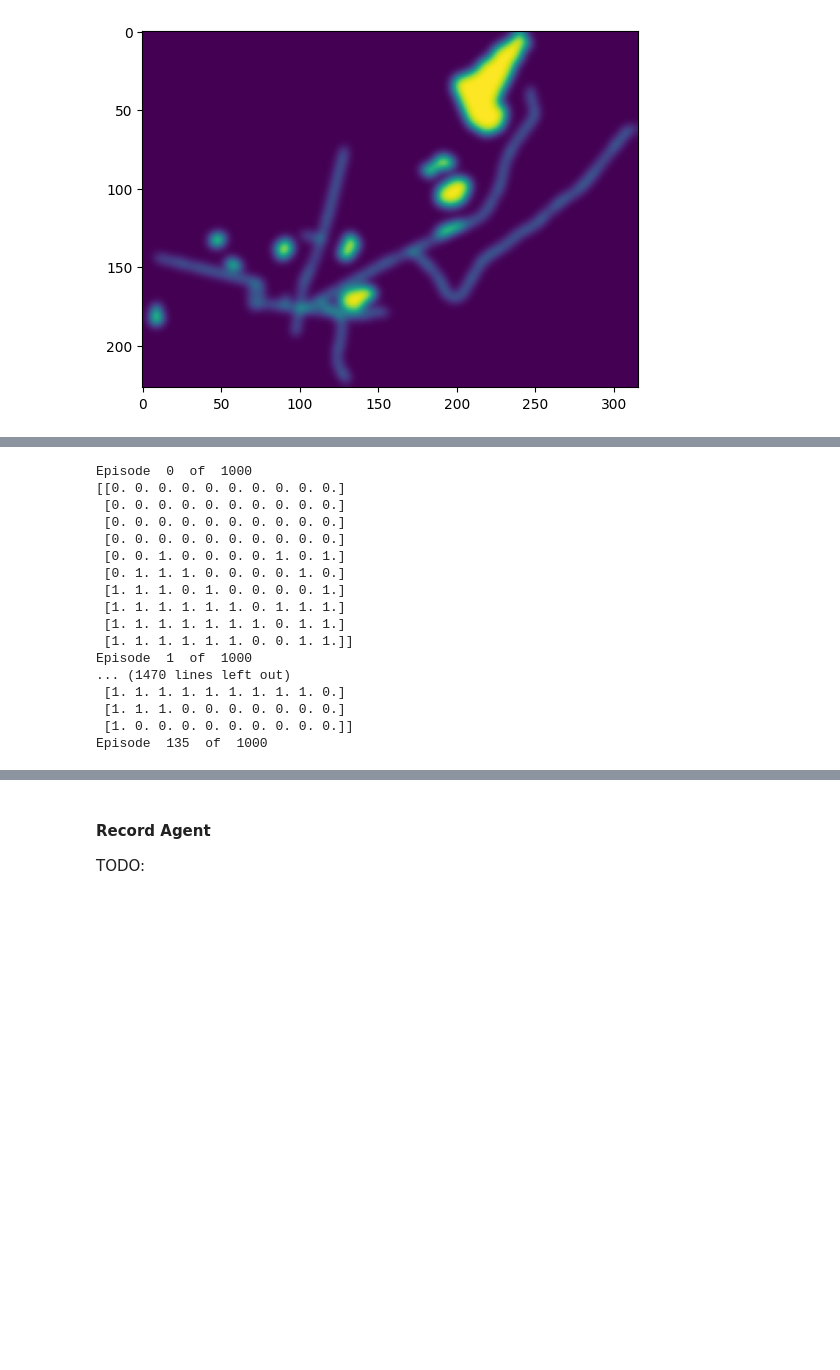
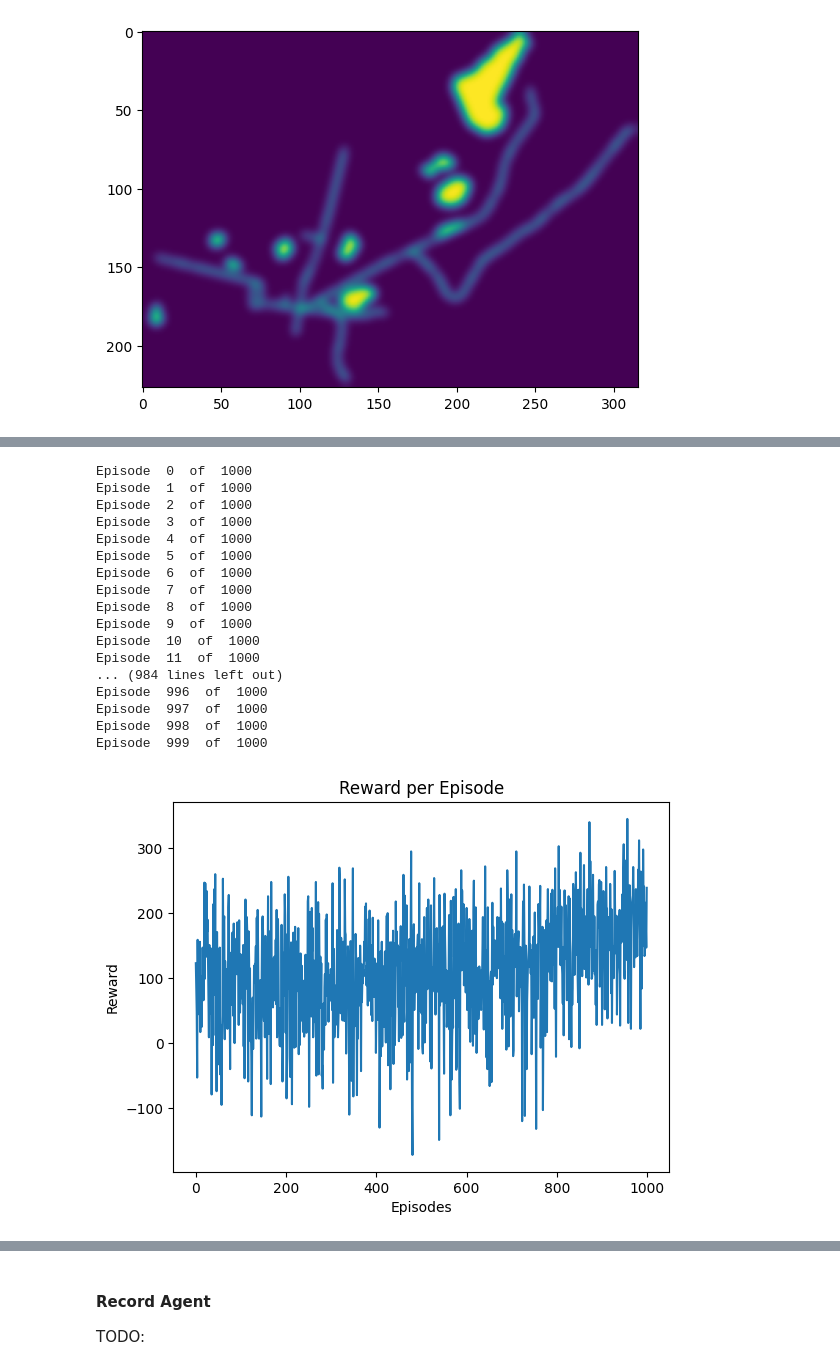
Before and after one commit to TheJoboReal/Bachelor, a Jupyter notebook: src/gym.ipynb, the cells around one changed output, grey strips where cells are left out. Cells and saved outputs as stored; diff of their text form; code cells hidden in the pictures; blank space fills up the shorter version.

```diff
--- a/src/gym.ipynb
+++ b/src/gym.ipynb
@@ -554,27 +554,28 @@ agents.append(agent)
 # %%
 swarm = swarm(env, agents, 15, 10, N_EPISODES)
 
-swarm.train_swarm(70)
+swarm.train_swarm(150)
 swarm.plot_reward_episode()
 swarm.plot_coverage_perfomance()
 swarm.plot_revisited()
 swarm.plot_info()
 print(agents[0].q_values)
 # %% [output]
 Episode  0  of  1000
-[[0. 0. 0. 0. 0. 0. 0. 0. 0. 0.]
- [0. 0. 0. 0. 0. 0. 0. 0. 0. 0.]
- [0. 0. 0. 0. 0. 0. 0. 0. 0. 0.]
- [0. 0. 0. 0. 0. 0. 0. 0. 0. 0.]
- [0. 0. 1. 0. 0. 0. 0. 1. 0. 1.]
- [0. 1. 1. 1. 0. 0. 0. 0. 1. 0.]
- [1. 1. 1. 0. 1. 0. 0. 0. 0. 1.]
- [1. 1. 1. 1. 1. 1. 0. 1. 1. 1.]
- [1. 1. 1. 1. 1. 1. 1. 0. 1. 1.]
- [1. 1. 1. 1. 1. 1. 0. 0. 1. 1.]]
 Episode  1  of  1000
-... (1470 lines left out)
- [1. 1. 1. 1. 1. 1. 1. 1. 1. 0.]
- [1. 1. 1. 0. 0. 0. 0. 0. 0. 0.]
- [1. 0. 0. 0. 0. 0. 0. 0. 0. 0.]]
-Episode  135  of  1000
+Episode  2  of  1000
+Episode  3  of  1000
+Episode  4  of  1000
+Episode  5  of  1000
+Episode  6  of  1000
+Episode  7  of  1000
+Episode  8  of  1000
+Episode  9  of  1000
+Episode  10  of  1000
+Episode  11  of  1000
+... (984 lines left out)
+Episode  996  of  1000
+Episode  997  of  1000
+Episode  998  of  1000
+Episode  999  of  1000
+[figure, added]
```
Also changed, not shown: parts of 3 cells of this notebook.
